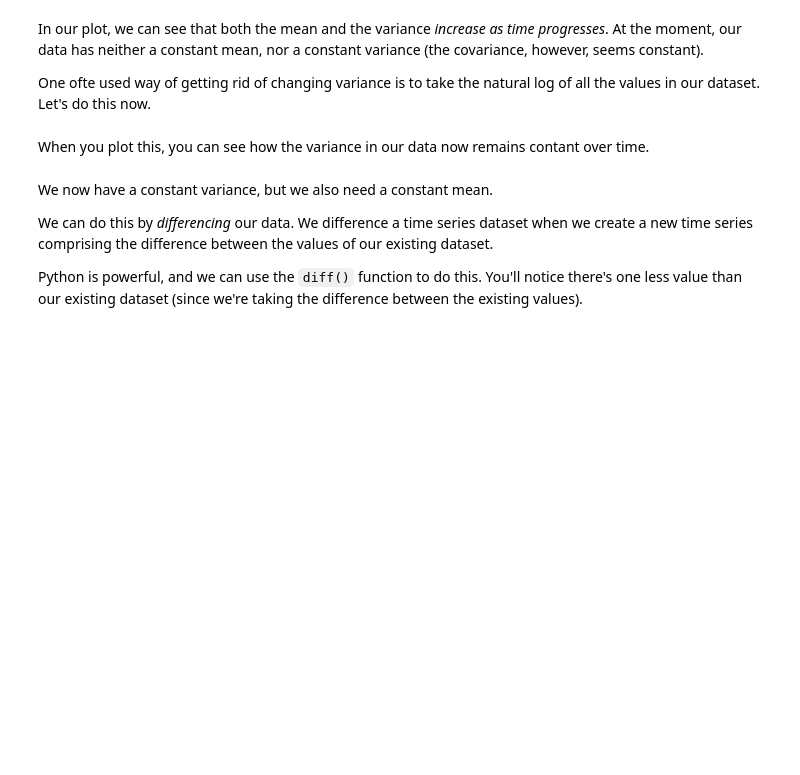
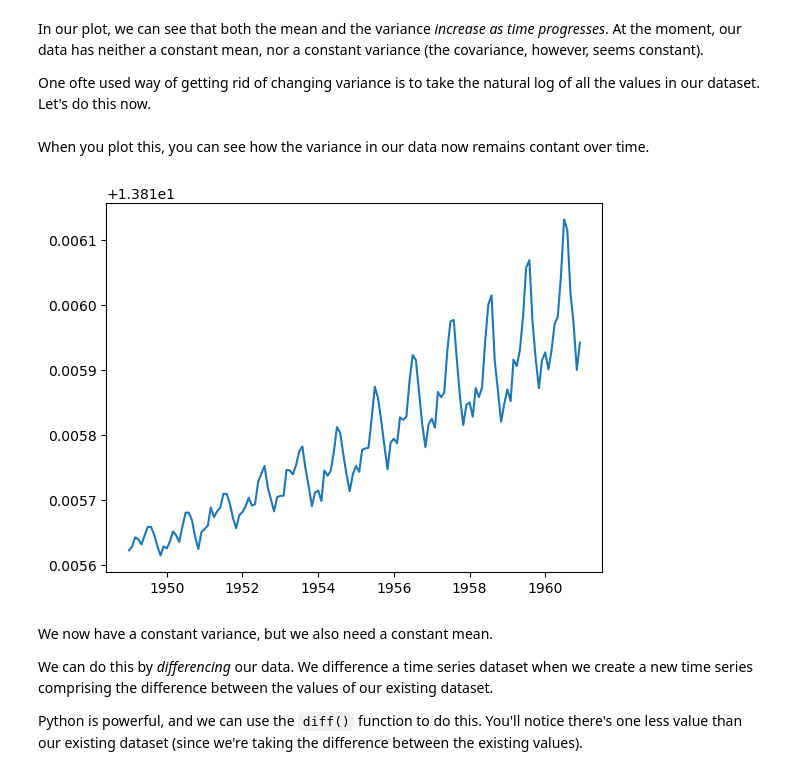
Before and after one commit to hao-udoin/Springboard-data-science, a Jupyter notebook: 20.1 Time Series/Cowboy Cigarettes Case Study - Tier 3.ipynb, the cells around one changed output. Saved outputs shown, nothing was run; the diff lists cells and outputs as text; code cells hidden in the pictures; blank space fills up the shorter version.

```diff
--- a/20.1 Time Series/Cowboy Cigarettes Case Study - Tier 3.ipynb
+++ b/20.1 Time Series/Cowboy Cigarettes Case Study - Tier 3.ipynb
@@ -189,3 +279,5 @@ _ _ _
+# %%
+log_y = np.log(y)
 # %% [markdown]
 
 When you plot this, you can see how the variance in our data now remains contant over time.
@@ -194,3 +284,8 @@ _ _ _
+# %%
+plt.plot(cigData.index, log_y)
+plt.show()
+# %% [output]
+[figure, added]
 # %% [markdown]
 We now have a constant variance, but we also need a constant mean.
 
```
Also changed, not shown: parts of 49 cells of this notebook.
